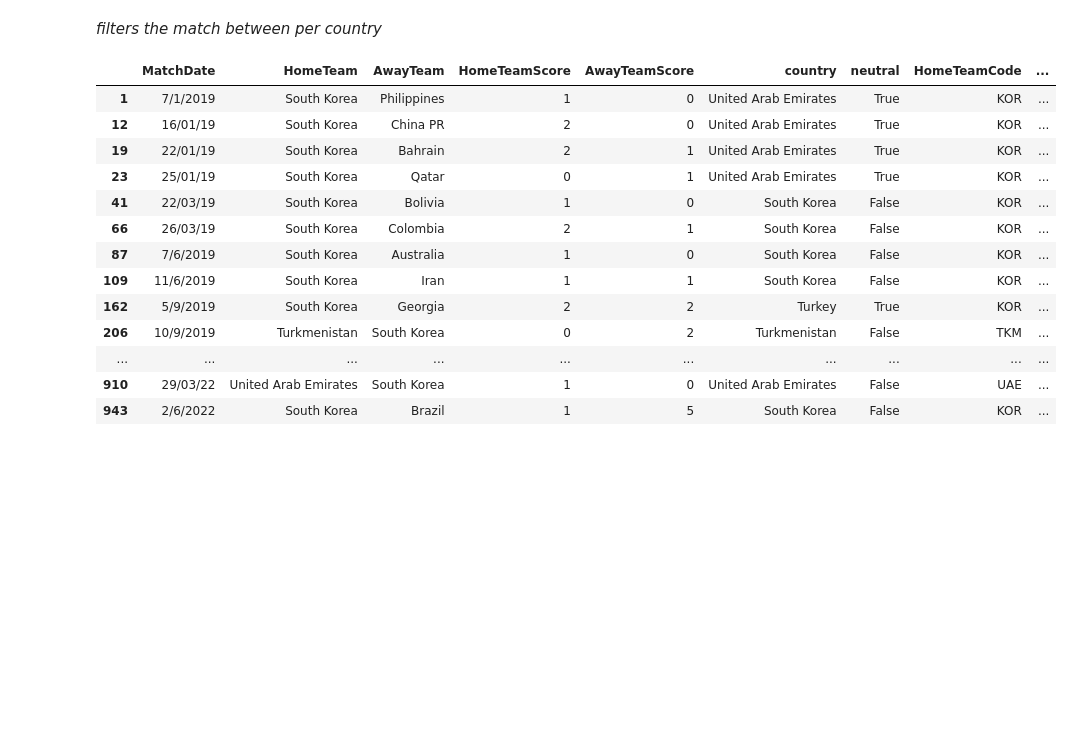
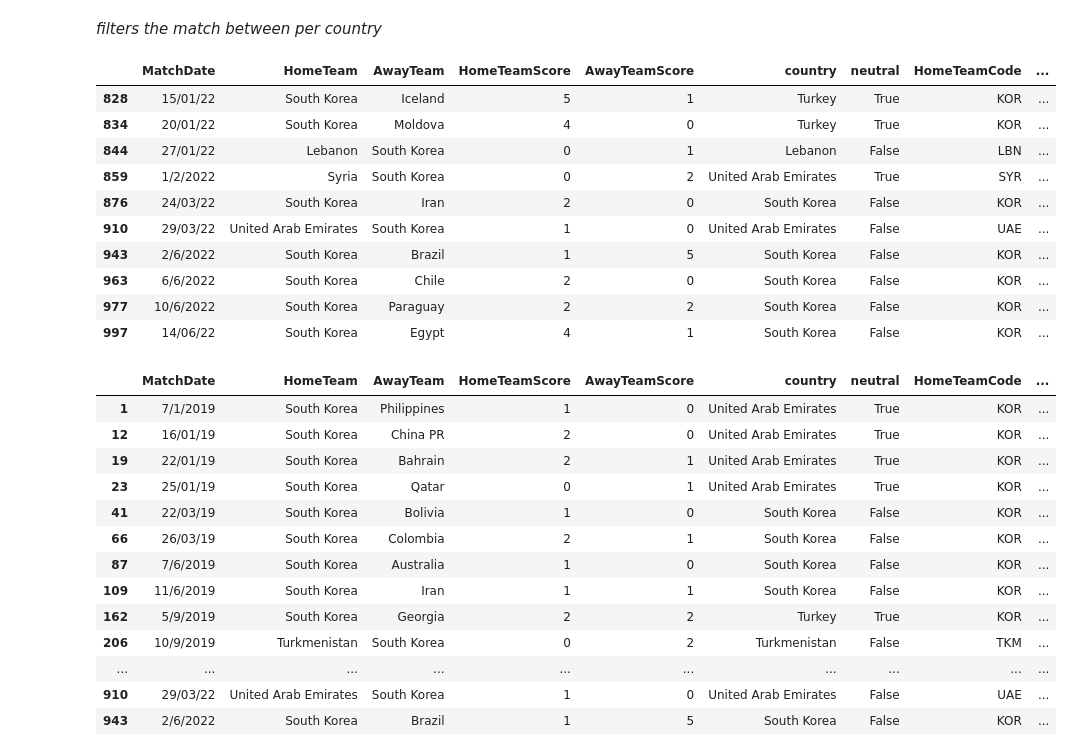
Before and after one commit to henockmamo54/match_data_filter, a Jupyter notebook: match_data_filter.ipynb, the cells around one changed output. Drawn from its saved outputs; the diff is of its cells as text; code cells hidden in the pictures; blank space fills up the shorter version.

Commit message:
per year filter added

```diff
--- a/match_data_filter.ipynb
+++ b/match_data_filter.ipynb
@@ -36,6 +36,10 @@ def find_match_per_year(input_string,year):
 
 def find_match_by_country(country):
     return data.query(f"HomeTeam =='{country}' or AwayTeam == '{country}' ")
+
+
+def find_match_by_country_per_year(country,year):
+    return data.query(f" (HomeTeam =='{country}' or AwayTeam == '{country}') and MatchYear == {year} ")
 # %% [markdown]
 3 Examples
 ===
@@ -67,6 +71,20 @@ find_match_per_year("England:Hungary",2022)
 <i>
     filters the match between per country
     </i>
+# %%
+find_match_by_country_per_year("South Korea",2022)
+# %% [output]
+|  | MatchDate | HomeTeam | AwayTeam | HomeTeamScore | AwayTeamScore | country | neutral | HomeTeamCode | ... |
+| 828 | 15/01/22 | South Korea | Iceland | 5 | 1 | Turkey | True | KOR | ... |
+| 834 | 20/01/22 | South Korea | Moldova | 4 | 0 | Turkey | True | KOR | ... |
+| 844 | 27/01/22 | Lebanon | South Korea | 0 | 1 | Lebanon | False | LBN | ... |
+| 859 | 1/2/2022 | Syria | South Korea | 0 | 2 | United Arab Emirates | True | SYR | ... |
+| 876 | 24/03/22 | South Korea | Iran | 2 | 0 | South Korea | False | KOR | ... |
+| 910 | 29/03/22 | United Arab Emirates | South Korea | 1 | 0 | United Arab Emirates | False | UAE | ... |
+| 943 | 2/6/2022 | South Korea | Brazil | 1 | 5 | South Korea | False | KOR | ... |
+| 963 | 6/6/2022 | South Korea | Chile | 2 | 0 | South Korea | False | KOR | ... |
+| 977 | 10/6/2022 | South Korea | Paraguay | 2 | 2 | South Korea | False | KOR | ... |
+| 997 | 14/06/22 | South Korea | Egypt | 4 | 1 | South Korea | False | KOR | ... |
 # %%
 find_match_by_country("South Korea")
 # %% [output]
```
Also changed, not shown: 1 other file.
